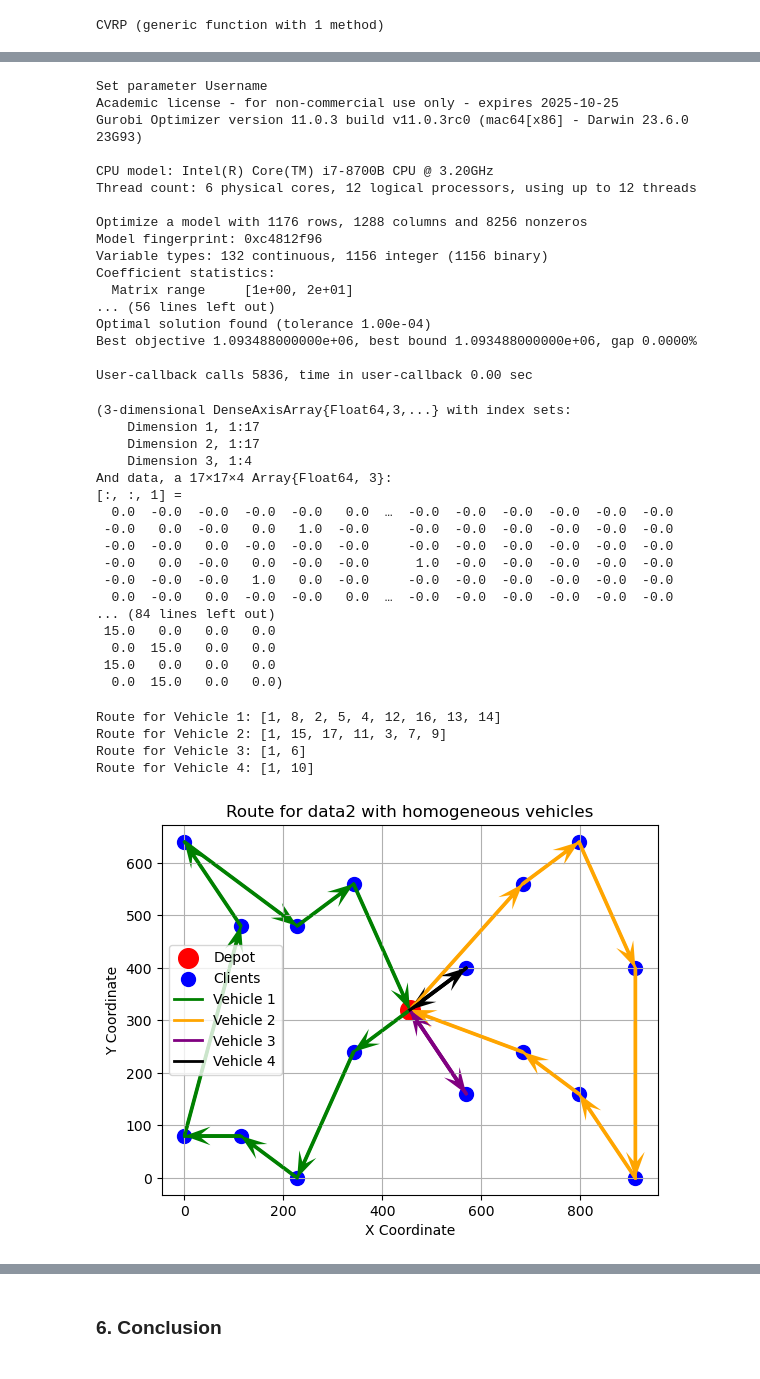
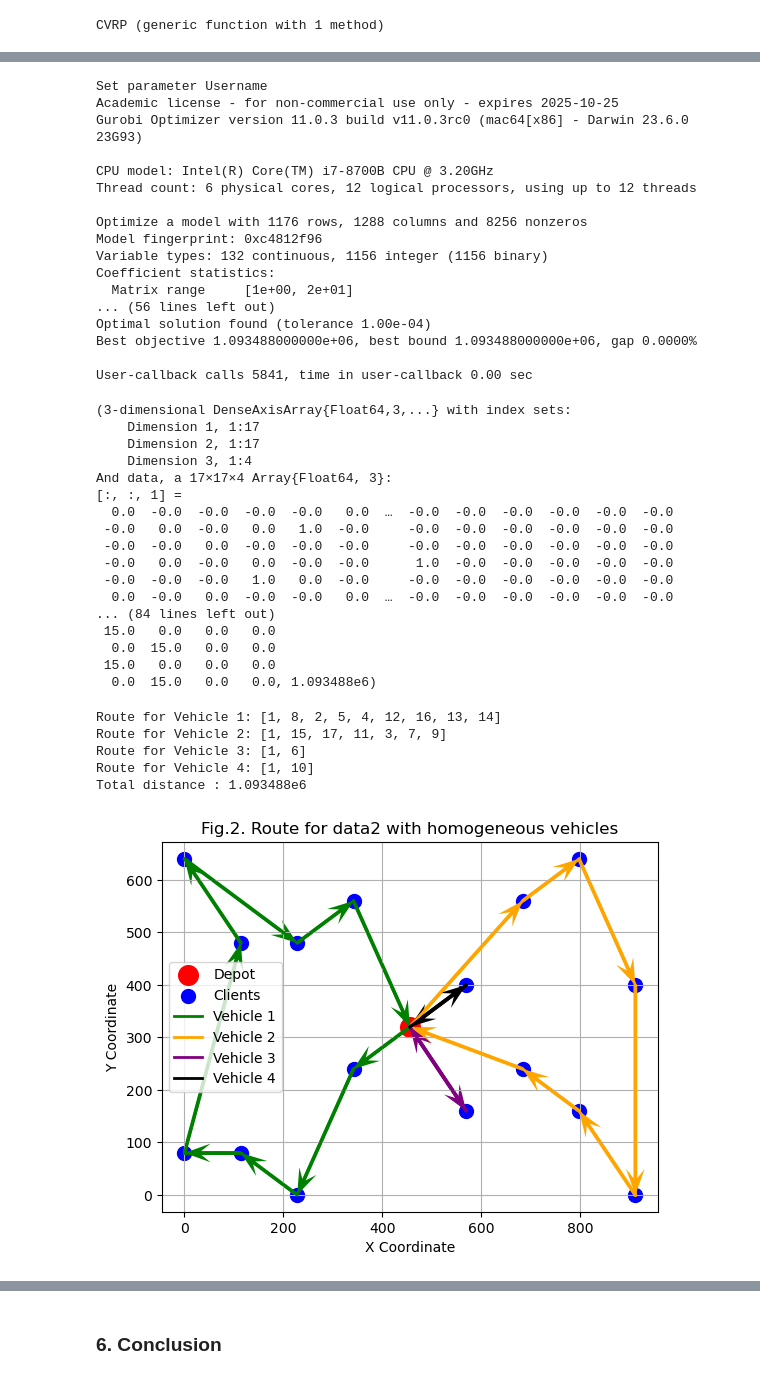
Before and after one commit to cheng-hsiang-chiu/CS524_Final_Project, a Jupyter notebook: final_project.ipynb, the cells around one changed output, grey strips where cells are left out. Saved outputs shown, nothing was run; the diff lists cells and outputs as text; code cells hidden in the pictures.

```diff
--- a/final_project.ipynb
+++ b/final_project.ipynb
@@ -175,6 +190,8 @@ using DelimitedFiles
   No Changes to `~/.julia/environments/v1.10/Project.toml`
   No Changes to `~/.julia/environments/v1.10/Manifest.toml`
 # %%
+# Implementation 1: The objective aims to minize the total traveling distance
+
 function CVRP(clients, vehicles, capacity, demands, costs)
     model = Model(Gurobi.Optimizer)
 
@@ -241,7 +258,7 @@ function CVRP(clients, vehicles, capacity, demands, costs)
 
     # Solve the model
     optimize!(model)
-    return (value.(x), value.(load))
+    return (value.(x), value.(load), objective_value(model))
 end
 # %% [output]
 CVRP (generic function with 1 method)
@@ -282,7 +396,7 @@ for i in 1:clients+1
     end
 end
 
-(xopt, loadopt) = CVRP(clients, vehicles, capacity, demands, costs)
+(xopt, loadopt, total_distance) = CVRP(clients, vehicles, capacity, demands, costs)
 # %% [output]
 Set parameter Username
 Academic license - for non-commercial use only - expires 2025-10-25
@@ -437,7 +553,7 @@ for i in 1:clients+1
     end
 end
 
-(xopt, loadopt) = CVRP(clients, vehicles, capacity, demands, costs)
+(xopt, loadopt, total_distance) = CVRP(clients, vehicles, capacity, demands, costs)
 # %% [output]
 Set parameter Username
 Academic license - for non-commercial use only - expires 2025-10-25
@@ -455,7 +571,7 @@ Coefficient statistics:
 Optimal solution found (tolerance 1.00e-04)
 Best objective 1.093488000000e+06, best bound 1.093488000000e+06, gap 0.0000%
 
-User-callback calls 5836, time in user-callback 0.00 sec
+User-callback calls 5841, time in user-callback 0.00 sec
 (3-dimensional DenseAxisArray{Float64,3,...} with index sets:
     Dimension 1, 1:17
     Dimension 2, 1:17
@@ -472,7 +588,7 @@ And data, a 17×17×4 Array{Float64, 3}:
  15.0   0.0   0.0   0.0
   0.0  15.0   0.0   0.0
  15.0   0.0   0.0   0.0
-  0.0  15.0   0.0   0.0)
+  0.0  15.0   0.0   0.0, 1.093488e6)
 # %%
 # Visualize the result of data2 with homogeneous vehicles
 
@@ -530,32 +646,35 @@ for k in 1:vehicles
         start_coords = route_coords[i, :]
         end_coords = route_coords[i + 1, :]
 
         # Plot the line between start and end coordinates
         PyPlot.plot([start_coords[1], end_coords[1]], [start_coords[2], end_coords[2]], color=color, lw=2)
 
         # Add an arrow from the start point to the end point
         PyPlot.quiver(start_coords[1], start_coords[2], end_coords[1] - start_coords[1], end_coords[2] - start_coords[2],
                       angles="xy", scale_units="xy", scale=1, color=color, lw=2, headwidth=5, headlength=7)
     end
 
     # Add the route back to the depot (only once for each vehicle)
     start_coords = route_coords[end, :]
     end_coords = route_coords[1, :]  # Depot (node 1)
 
     PyPlot.plot([start_coords[1], end_coords[1]], [start_coords[2], end_coords[2]], color=color, lw=2, label="Vehicle "*string(k))
     PyPlot.quiver(start_coords[1], start_coords[2], end_coords[1] - start_coords[1], end_coords[2] - start_coords[2],
                   angles="xy", scale_units="xy", scale=1, color=color, lw=2, headwidth=5, headlength=7)
 end
 
-PyPlot.title("Route for data2 with homogeneous vehicles")
+println("Total distance : ", total_distance)
+
+PyPlot.title("Fig.2. Route for data2 with homogeneous vehicles")
 PyPlot.xlabel("X Coordinate")
 PyPlot.ylabel("Y Coordinate")
 PyPlot.legend(loc = "best")
 PyPlot.grid(true)
 PyPlot.show()
 # %% [output]
 Route for Vehicle 1: [1, 8, 2, 5, 4, 12, 16, 13, 14]
 Route for Vehicle 2: [1, 15, 17, 11, 3, 7, 9]
 Route for Vehicle 3: [1, 6]
 Route for Vehicle 4: [1, 10]
+Total distance : 1.093488e6
-[figure, old version]
+[figure, new version]
```
Also changed, not shown: parts of 20 cells of this notebook.
